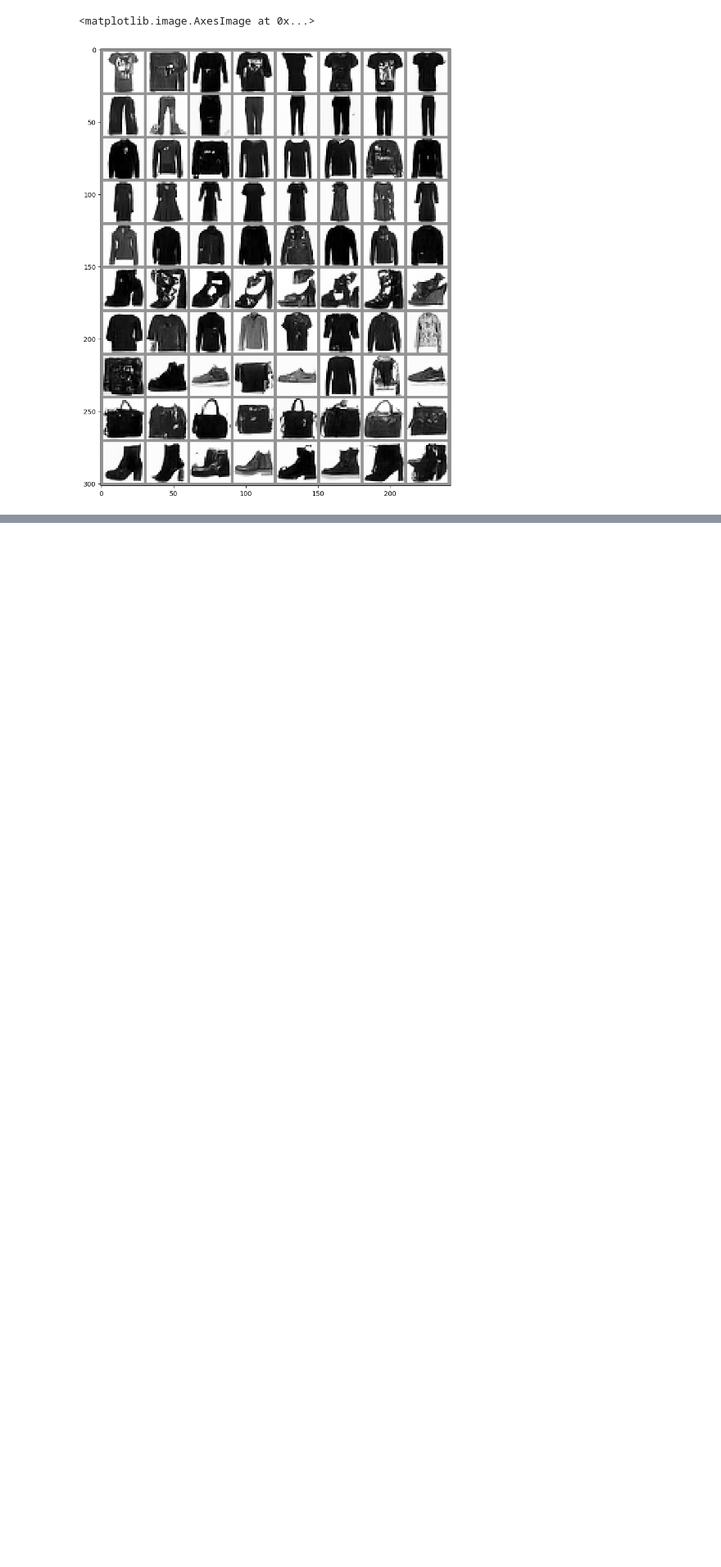
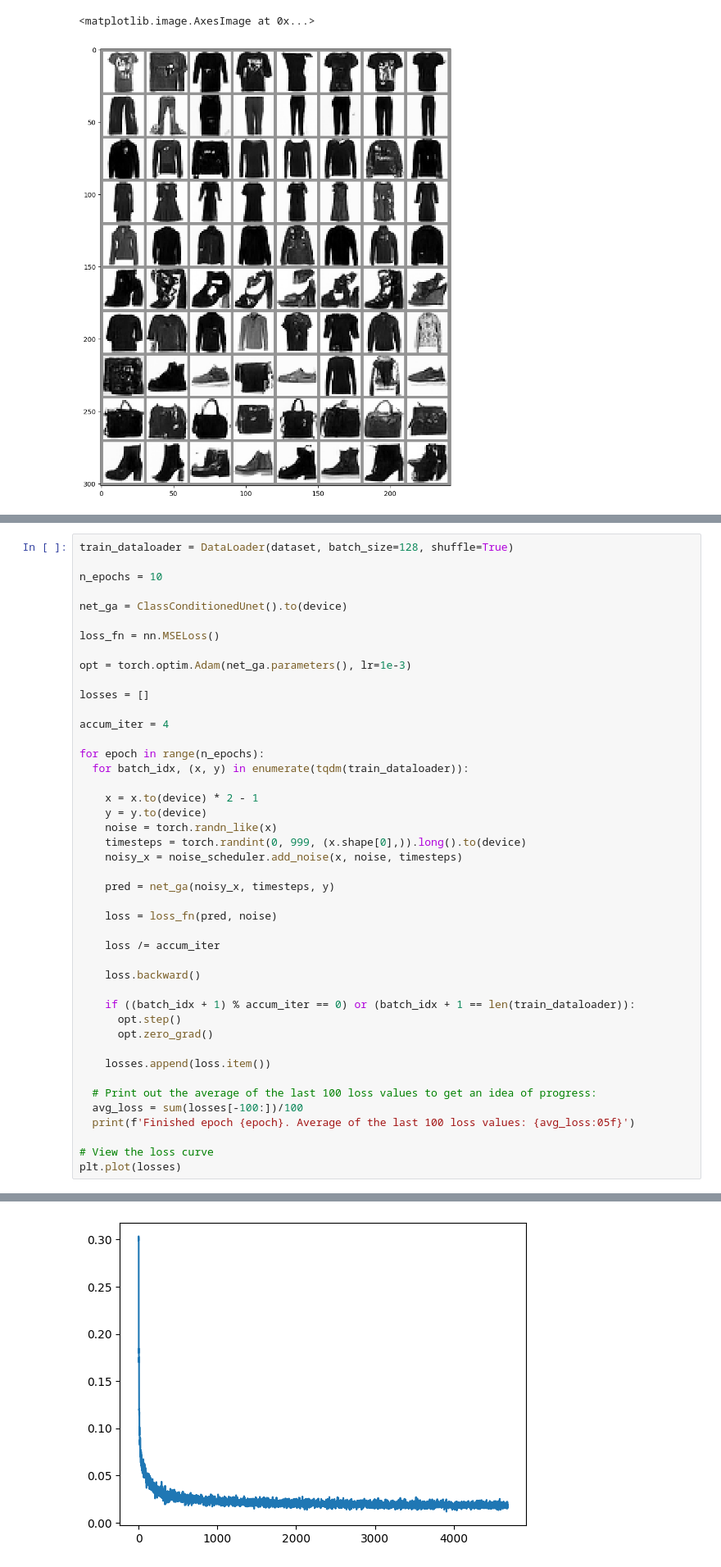
Before and after one commit to Corius77/diffusion_models_notes, a Jupyter notebook: unit2/02_class_conditioned_diffusion_model_example.ipynb, the cells around one changed output, grey strips where cells are left out. Shown at 82% size. Cells and saved outputs as stored; diff of their text form; blank space fills up the shorter version.

```diff
--- a/unit2/02_class_conditioned_diffusion_model_example.ipynb
+++ b/unit2/02_class_conditioned_diffusion_model_example.ipynb
@@ -325,0 +330,45 @@ ax.imshow(torchvision.utils.make_grid(x.detach().cpu().clip(-1, 1), nrow=8)[0],
+# %%
+train_dataloader = DataLoader(dataset, batch_size=128, shuffle=True)
+
+n_epochs = 10
+
+net_ga = ClassConditionedUnet().to(device)
+
+loss_fn = nn.MSELoss()
+
+opt = torch.optim.Adam(net_ga.parameters(), lr=1e-3)
+
+losses = []
+
+accum_iter = 4
+
+for epoch in range(n_epochs):
+  for batch_idx, (x, y) in enumerate(tqdm(train_dataloader)):
+
+    x = x.to(device) * 2 - 1
+    y = y.to(device)
+    noise = torch.randn_like(x)
+    timesteps = torch.randint(0, 999, (x.shape[0],)).long().to(device)
+    noisy_x = noise_scheduler.add_noise(x, noise, timesteps)
+
+    pred = net_ga(noisy_x, timesteps, y)
+
+    loss = loss_fn(pred, noise)
+
+    loss /= accum_iter
+
+    loss.backward()
+
+    if ((batch_idx + 1) % accum_iter == 0) or (batch_idx + 1 == len(train_dataloader)):
+      opt.step()
+      opt.zero_grad()
+
+    losses.append(loss.item())
+
+  # Print out the average of the last 100 loss values to get an idea of progress:
+  avg_loss = sum(losses[-100:])/100
+  print(f'Finished epoch {epoch}. Average of the last 100 loss values: {avg_loss:05f}')
+
+# View the loss curve
+plt.plot(losses)
+# %% [output]
@@ -325,0 +386 @@ ax.imshow(torchvision.utils.make_grid(x.detach().cpu().clip(-1, 1), nrow=8)[0],
+[figure, added]
```
Also changed, not shown: parts of 3 cells of this notebook.
